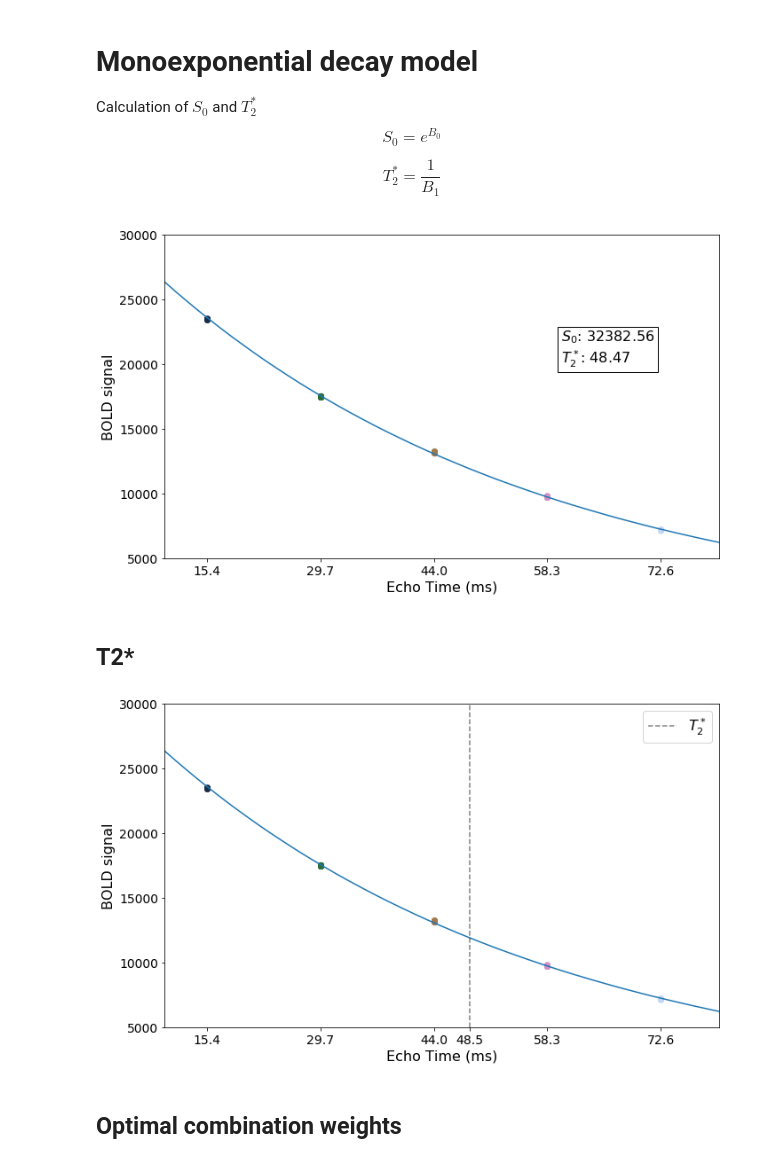
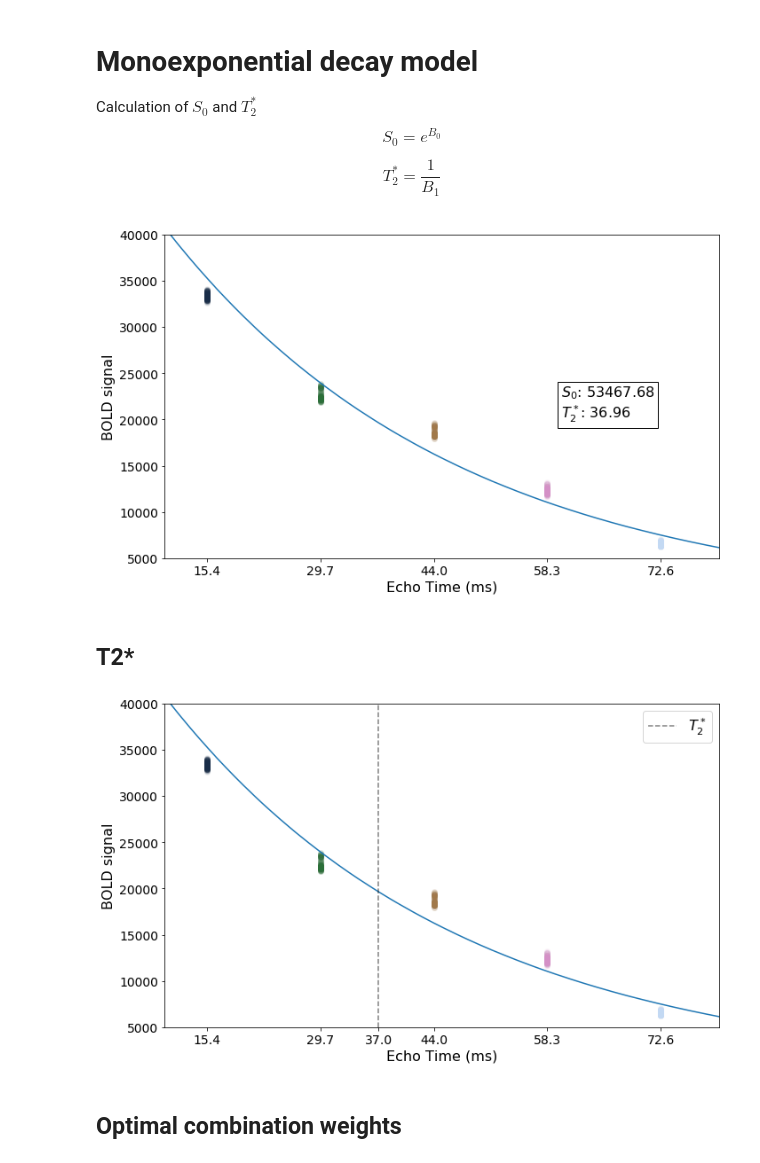
Before and after one commit to ME-ICA/tedana, a Jupyter notebook: docs/_static/optimal_combination_workflow_plots.ipynb, the cells around one changed output. Cells and saved outputs as stored; diff of their text form; code cells hidden in the pictures.

```diff
--- a/docs/_static/optimal_combination_workflow_plots.ipynb
+++ b/docs/_static/optimal_combination_workflow_plots.ipynb
@@ -29,7 +29,7 @@ n_trs = imgs[0].shape[-1]
 pal = sns.color_palette('cubehelix', n_echoes)
 # %%
 # Select voxel from around middle of brain
-ts = [img.get_data()[11, 39, 9, :] for img in imgs]
+ts = [img.get_data()[22, 40, 2, :] for img in imgs]
 
 # Prepare data for model
 ts_1d = np.hstack(ts) # data raveled out (T * E)
@@ -190,25 +190,25 @@ $$T_{2}^{*} = \frac{1}{B_{1}}$$
 # %%
 fig, ax = plt.subplots(figsize=(10, 6))
 for i_echo in range(n_echoes):
     rep_echo_times = np.ones(n_trs) * echo_times[i_echo]
     ax.scatter(rep_echo_times, ts[i_echo], alpha=0.05, color=pal[i_echo])
 
 ax.plot(mono_x, mono_y)
 
 ax.set_ylabel('BOLD signal', fontsize=16)
 ax.set_xlabel('Echo Time (ms)', fontsize=16)
 ax.set_xticks(echo_times)
 ax.set_xlim(10, 80)
-ax.set_ylim(5000, 30000)
+ax.set_ylim(5000, 40000)
 ax.tick_params(axis='both', which='major', labelsize=14)
 ax.annotate('$S_0$: {0:.02f}\n$T_2^*$: {1:.02f}'.format(s0, t2s),
             xy=(60, 20000), fontsize=16,
             bbox=dict(fc="white", ec="black", lw=1))
 
 fig.tight_layout()
 fig.savefig('06_monoexponential_decay_model.png', dpi=400)
 # %% [output]
-[figure, old version]
+[figure, new version]
 # %% [markdown]
 ## T2*
 # %%
@@ -224,7 +224,7 @@ ax.set_ylabel('BOLD signal', fontsize=16)
 ax.set_xlabel('Echo Time (ms)', fontsize=16)
 ax.set_xticks(np.hstack((echo_times, [np.round(t2s, 1)])))
 ax.set_xlim(10, 80)
-ax.set_ylim(5000, 30000)
+ax.set_ylim(5000, 40000)
 ax.tick_params(axis='both', which='major', labelsize=14)
 
 legend = ax.legend(frameon=True, fontsize=16)
@@ -232,7 +232,7 @@ legend = ax.legend(frameon=True, fontsize=16)
 fig.tight_layout()
 fig.savefig('07_monoexponential_decay_model_with_t2.png', dpi=400)
 # %% [output]
-[figure, old version]
+[figure, new version]
 # %% [markdown]
 ## Optimal combination weights
 # %%
```
Also changed, not shown: parts of 7 cells of this notebook, 21 other files.
